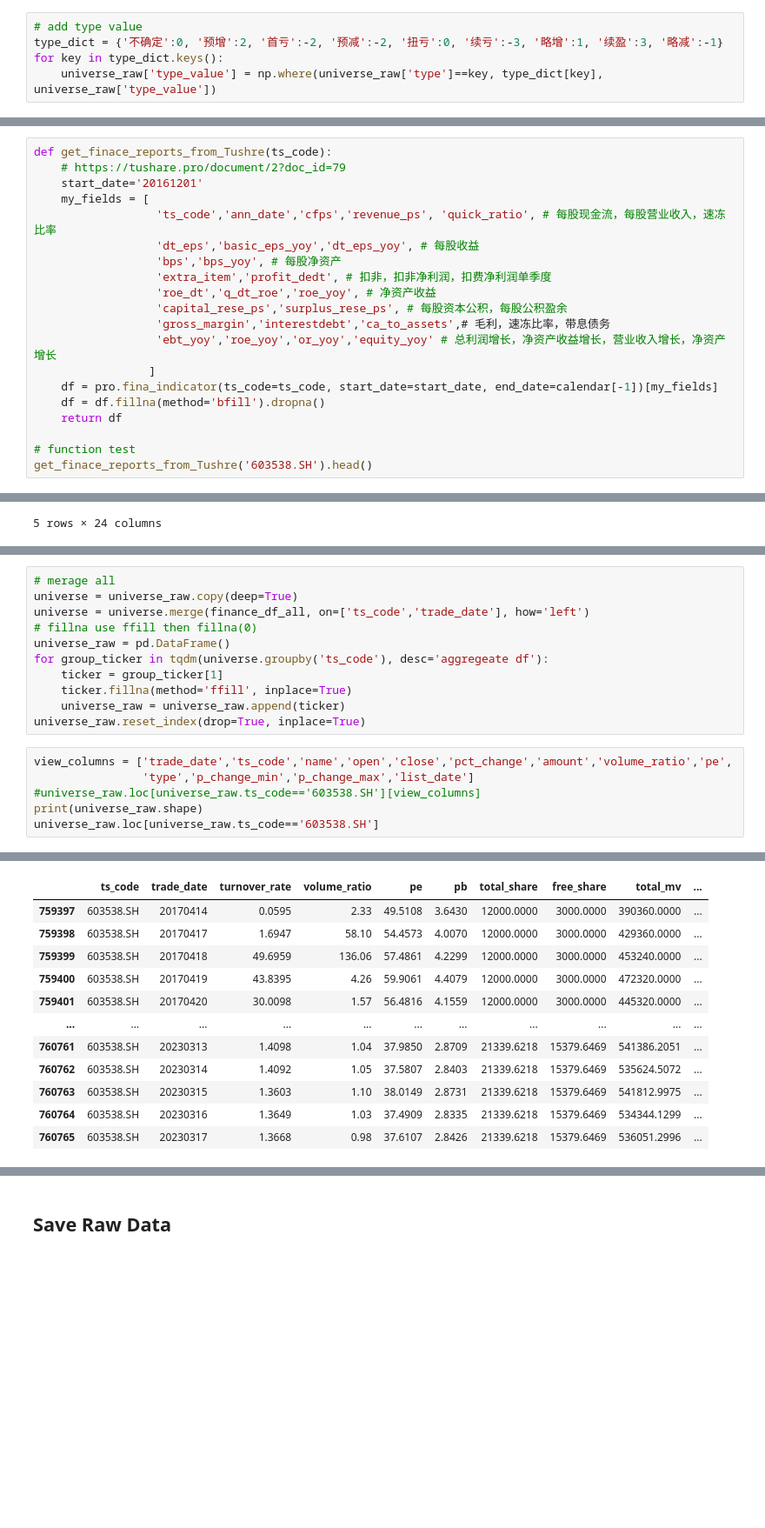
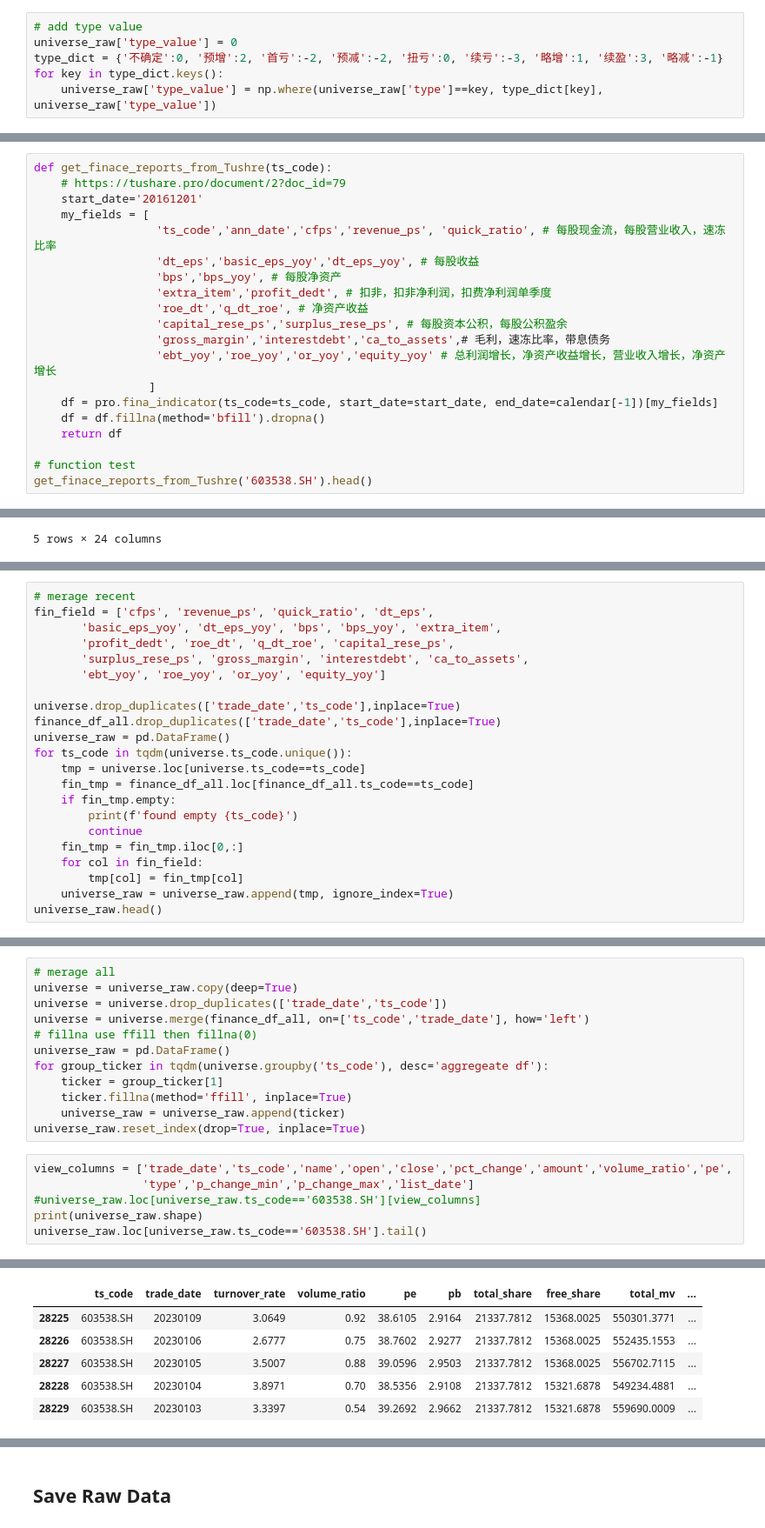
Before and after one commit to JiaRuiming-1/AI-Trading, a Jupyter notebook: P7_Backtesting/DownLoad_from_Tushare.ipynb, the cells around one changed output, grey strips where cells are left out. Shown at 87% size. Saved outputs shown, nothing was run; the diff lists cells and outputs as text; blank space fills up the shorter version.

```diff
--- a/P7_Backtesting/DownLoad_from_Tushare.ipynb
+++ b/P7_Backtesting/DownLoad_from_Tushare.ipynb
@@ -293,6 +293,7 @@ for group_ticker in tqdm(universe.groupby('ts_code'), desc='aggregeate df'):
     universe_raw = universe_raw.append(ticker)
 # %%
 # add type value
+universe_raw['type_value'] = 0
 type_dict = {'不确定':0, '预增':2, '首亏':-2, '预减':-2, '扭亏':0, '续亏':-3, '略增':1, '续盈':3, '略减':-1}
 for key in type_dict.keys():
     universe_raw['type_value'] = np.where(universe_raw['type']==key, type_dict[key], universe_raw['type_value'])
@@ -339,7 +340,7 @@ def get_finace_reports_from_Tushre(ts_code):
                   'dt_eps','basic_eps_yoy','dt_eps_yoy', # 每股收益
                   'bps','bps_yoy', # 每股净资产
                   'extra_item','profit_dedt', # 扣非，扣非净利润，扣费净利润单季度
-                  'roe_dt','q_dt_roe','roe_yoy', # 净资产收益
+                  'roe_dt','q_dt_roe', # 净资产收益
                   'capital_rese_ps','surplus_rese_ps', # 每股资本公积，每股公积盈余
                   'gross_margin','interestdebt','ca_to_assets',# 毛利，速冻比率，带息债务
                   'ebt_yoy','roe_yoy','or_yoy','equity_yoy' # 总利润增长，净资产收益增长，营业收入增长，净资产增长
@@ -384,0 +393,22 @@ finance_df_all.head()
+# %%
+# merage recent
+fin_field = ['cfps', 'revenue_ps', 'quick_ratio', 'dt_eps',
+       'basic_eps_yoy', 'dt_eps_yoy', 'bps', 'bps_yoy', 'extra_item',
+       'profit_dedt', 'roe_dt', 'q_dt_roe', 'capital_rese_ps',
+       'surplus_rese_ps', 'gross_margin', 'interestdebt', 'ca_to_assets',
+       'ebt_yoy', 'roe_yoy', 'or_yoy', 'equity_yoy']
+
+universe.drop_duplicates(['trade_date','ts_code'],inplace=True)
+finance_df_all.drop_duplicates(['trade_date','ts_code'],inplace=True)
+universe_raw = pd.DataFrame()
+for ts_code in tqdm(universe.ts_code.unique()):
+    tmp = universe.loc[universe.ts_code==ts_code]
+    fin_tmp = finance_df_all.loc[finance_df_all.ts_code==ts_code]
+    if fin_tmp.empty:
+        print(f'found empty {ts_code}')
+        continue
+    fin_tmp = fin_tmp.iloc[0,:]
+    for col in fin_field:
+        tmp[col] = fin_tmp[col]
+    universe_raw = universe_raw.append(tmp, ignore_index=True)
+universe_raw.head()
@@ -385,6 +450,7 @@ finance_df_all.head()
 # %%
 # merage all
 universe = universe_raw.copy(deep=True)
+universe = universe.drop_duplicates(['trade_date','ts_code'])
 universe = universe.merge(finance_df_all, on=['ts_code','trade_date'], how='left')
 # fillna use ffill then fillna(0)
 universe_raw = pd.DataFrame()
@@ -398,5 +464,5 @@ view_columns = ['trade_date','ts_code','name','open','close','pct_change','amoun
                 'type','p_change_min','p_change_max','list_date']
 #universe_raw.loc[universe_raw.ts_code=='603538.SH'][view_columns]
 print(universe_raw.shape)
-universe_raw.loc[universe_raw.ts_code=='603538.SH']
+universe_raw.loc[universe_raw.ts_code=='603538.SH'].tail()
 # %% [output]
@@ -404,12 +470,6 @@ universe_raw.loc[universe_raw.ts_code=='603538.SH']
 |  | ts_code | trade_date | turnover_rate | volume_ratio | pe | pb | total_share | free_share | total_mv | ... |
-| 759397 | 603538.SH | 20170414 | 0.0595 | 2.33 | 49.5108 | 3.6430 | 12000.0000 | 3000.0000 | 390360.0000 | ... |
-| 759398 | 603538.SH | 20170417 | 1.6947 | 58.10 | 54.4573 | 4.0070 | 12000.0000 | 3000.0000 | 429360.0000 | ... |
-| 759399 | 603538.SH | 20170418 | 49.6959 | 136.06 | 57.4861 | 4.2299 | 12000.0000 | 3000.0000 | 453240.0000 | ... |
-| 759400 | 603538.SH | 20170419 | 43.8395 | 4.26 | 59.9061 | 4.4079 | 12000.0000 | 3000.0000 | 472320.0000 | ... |
-| 759401 | 603538.SH | 20170420 | 30.0098 | 1.57 | 56.4816 | 4.1559 | 12000.0000 | 3000.0000 | 445320.0000 | ... |
-| ... | ... | ... | ... | ... | ... | ... | ... | ... | ... | ... |
-| 760761 | 603538.SH | 20230313 | 1.4098 | 1.04 | 37.9850 | 2.8709 | 21339.6218 | 15379.6469 | 541386.2051 | ... |
-| 760762 | 603538.SH | 20230314 | 1.4092 | 1.05 | 37.5807 | 2.8403 | 21339.6218 | 15379.6469 | 535624.5072 | ... |
-| 760763 | 603538.SH | 20230315 | 1.3603 | 1.10 | 38.0149 | 2.8731 | 21339.6218 | 15379.6469 | 541812.9975 | ... |
-| 760764 | 603538.SH | 20230316 | 1.3649 | 1.03 | 37.4909 | 2.8335 | 21339.6218 | 15379.6469 | 534344.1299 | ... |
-| 760765 | 603538.SH | 20230317 | 1.3668 | 0.98 | 37.6107 | 2.8426 | 21339.6218 | 15379.6469 | 536051.2996 | ... |
+| 28225 | 603538.SH | 20230109 | 3.0649 | 0.92 | 38.6105 | 2.9164 | 21337.7812 | 15368.0025 | 550301.3771 | ... |
+| 28226 | 603538.SH | 20230106 | 2.6777 | 0.75 | 38.7602 | 2.9277 | 21337.7812 | 15368.0025 | 552435.1553 | ... |
+| 28227 | 603538.SH | 20230105 | 3.5007 | 0.88 | 39.0596 | 2.9503 | 21337.7812 | 15368.0025 | 556702.7115 | ... |
+| 28228 | 603538.SH | 20230104 | 3.8971 | 0.70 | 38.5356 | 2.9108 | 21337.7812 | 15321.6878 | 549234.4881 | ... |
+| 28229 | 603538.SH | 20230103 | 3.3397 | 0.54 | 39.2692 | 2.9662 | 21337.7812 | 15321.6878 | 559690.0009 | ... |
```
Also changed, not shown: parts of 21 cells of this notebook.
